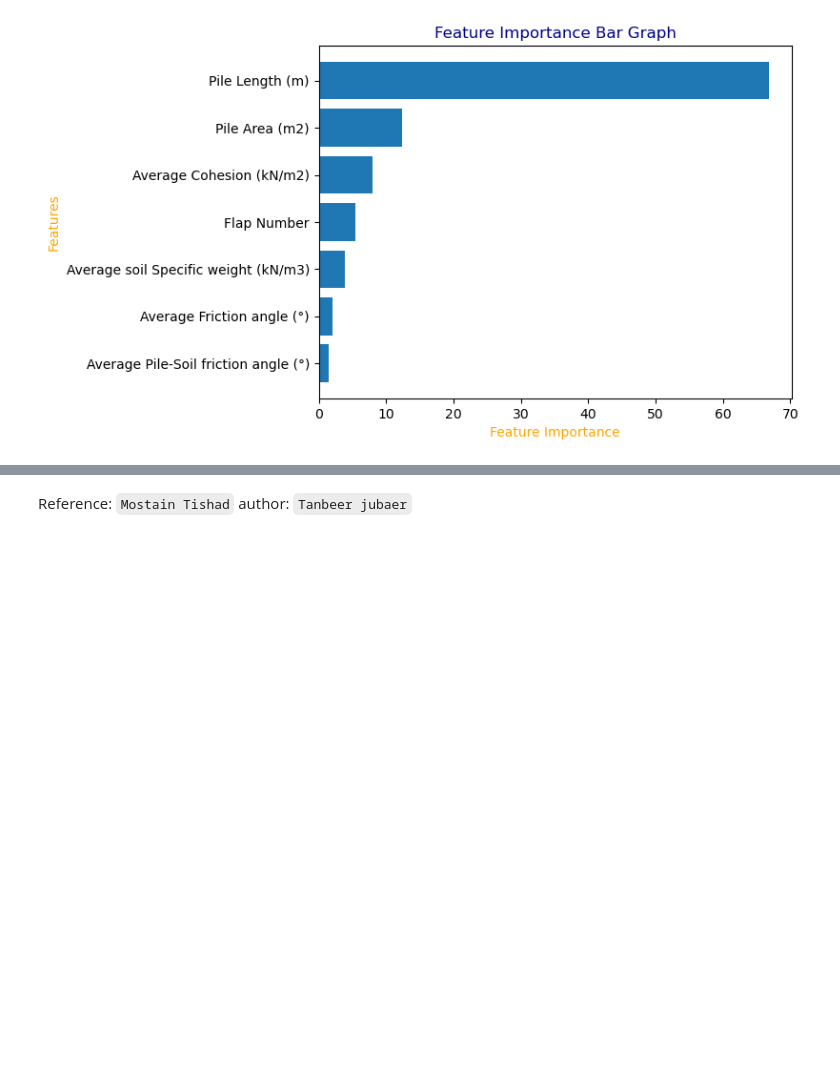
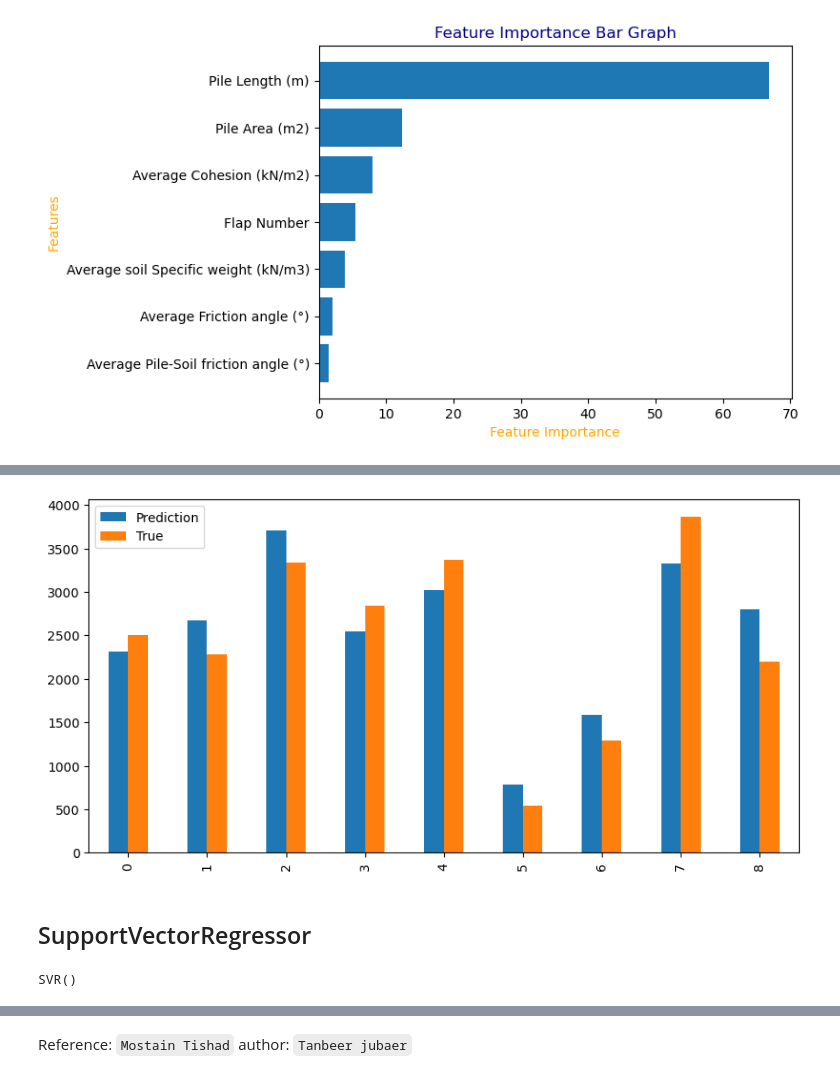
Before and after one commit to oitik/PileLoadPrediction, a Jupyter notebook: pile-load-predicts.ipynb, the cells around one changed output, grey strips where cells are left out. Saved outputs shown, nothing was run; the diff lists cells and outputs as text; code cells hidden in the pictures; blank space fills up the shorter version.

```diff
--- a/pile-load-predicts.ipynb
+++ b/pile-load-predicts.ipynb
@@ -615,0 +767,7 @@ plot_features(X_train.columns, cr.feature_importances_)
+# %%
+# Loading the BERT Classifier and Tokenizer along with Input module
+
+from IPython.display import clear_output
+cr = CatBoostRegressor();
+cr.fit(X_train, y_train);
+clear_output()
@@ -615,0 +807,12 @@ plot_features(X_train.columns, cr.feature_importances_)
+# %%
+difference(cr)
+# %% [output]
+[figure, added]
+# %% [markdown]
+## SupportVectorRegressor
+# %%
+# Create and fit the SVR model
+models= SVR()
+models.fit(X_train, y_train)
+# %% [output]
+SVR()
```
Also changed, not shown: parts of 32 cells of this notebook.
